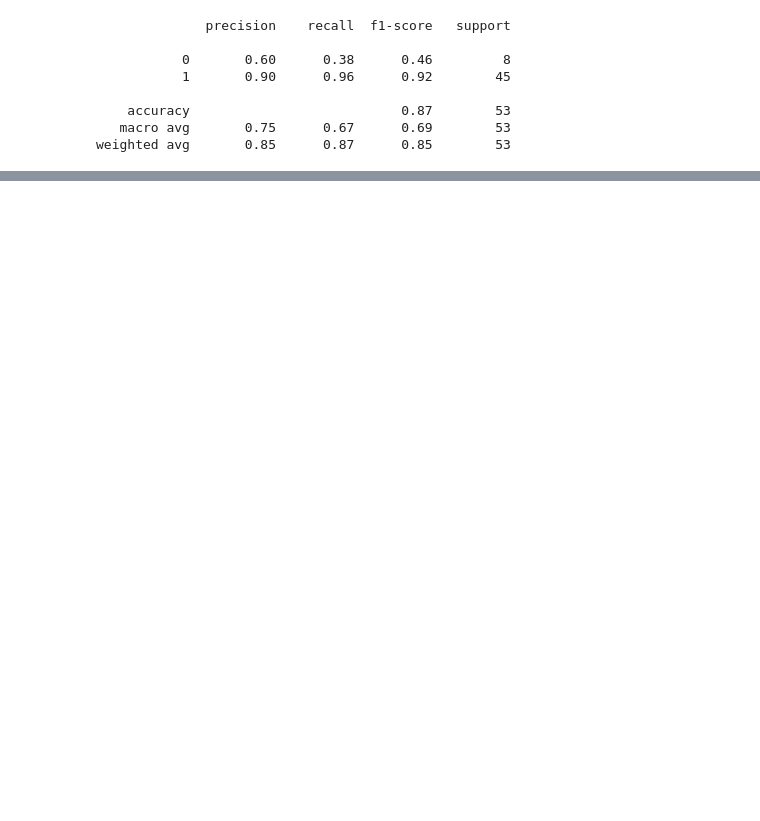
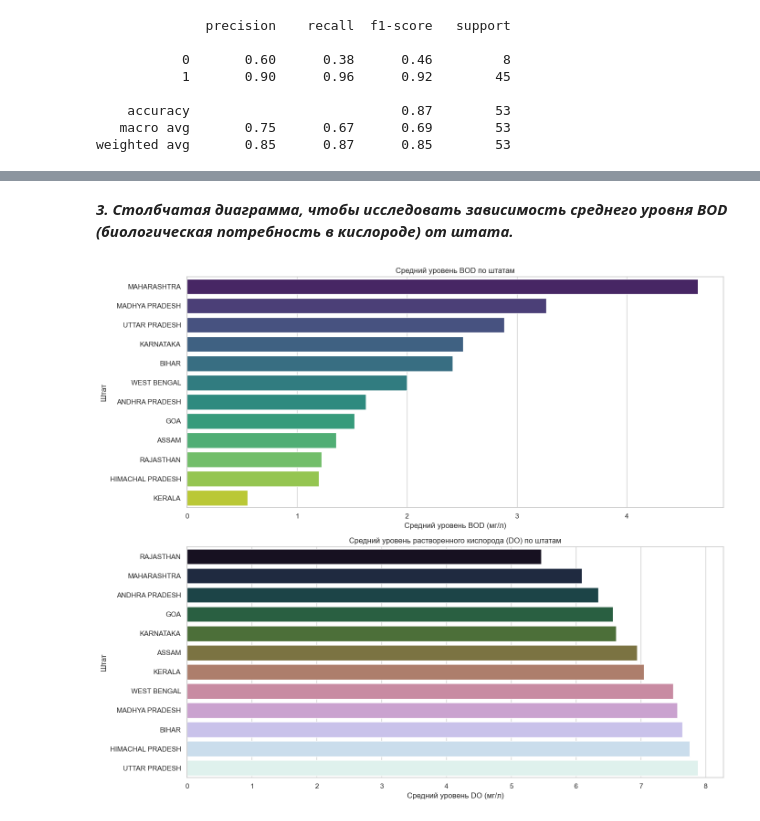
Before and after one commit to fecBll0e/WaterQuality, a Jupyter notebook: waterq.ipynb, the cells around one changed output, grey strips where cells are left out. Saved outputs shown, nothing was run; the diff lists cells and outputs as text; code cells hidden in the pictures; blank space fills up the shorter version.

```diff
--- a/waterq.ipynb
+++ b/waterq.ipynb
@@ -273,0 +463,29 @@ plt.show()
+# %% [markdown]
+***3. Столбчатая диаграмма, чтобы исследовать зависимость среднего уровня BOD (биологическая потребность в кислороде) от штата.***
+# %%
+# Группировка данных по штатам и расчет средних значений BOD и DO
+state_means = df_no_outliers.groupby('STATE')[['BOD', 'DO']].mean().reset_index()
+
+# Сортировка данных для лучшей визуализации
+state_means_sorted_bod = state_means.sort_values(by='BOD', ascending=False)
+state_means_sorted_do = state_means.sort_values(by='DO', ascending=True)
+
+# Создание столбчатых диаграмм
+fig, axes = plt.subplots(2, 1, figsize=(14, 12))
+
+# Столбчатая диаграмма для BOD
+sns.barplot(x='BOD', y='STATE', data=state_means_sorted_bod, ax=axes[0], palette='viridis')
+axes[0].set_title('Средний уровень BOD по штатам')
+axes[0].set_xlabel('Средний уровень BOD (мг/л)')
+axes[0].set_ylabel('Штат')
+
+# Столбчатая диаграмма для DO
+sns.barplot(x='DO', y='STATE', data=state_means_sorted_do, ax=axes[1], palette='cubehelix')
+axes[1].set_title('Средний уровень растворенного кислорода (DO) по штатам')
+axes[1].set_xlabel('Средний уровень DO (мг/л)')
+axes[1].set_ylabel('Штат')
+
+plt.tight_layout()
+plt.show()
+# %% [output]
+[figure, added]
```
Also changed, not shown: parts of 26 cells of this notebook.
